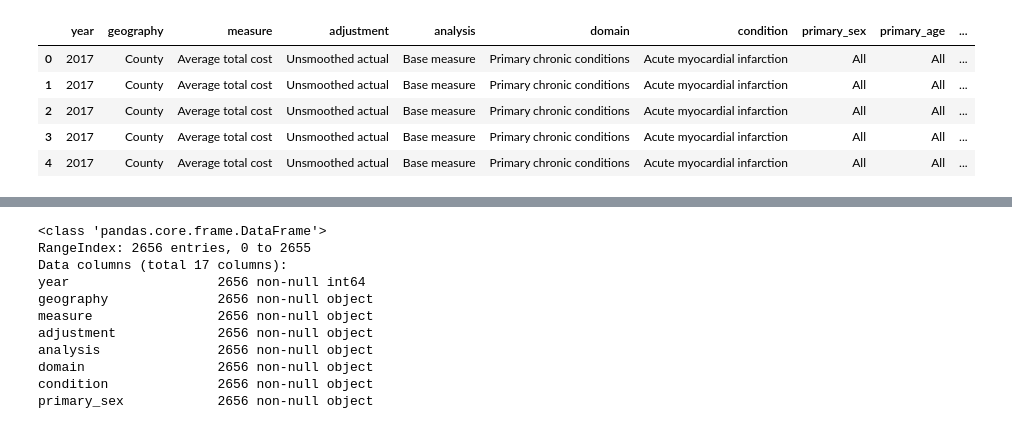
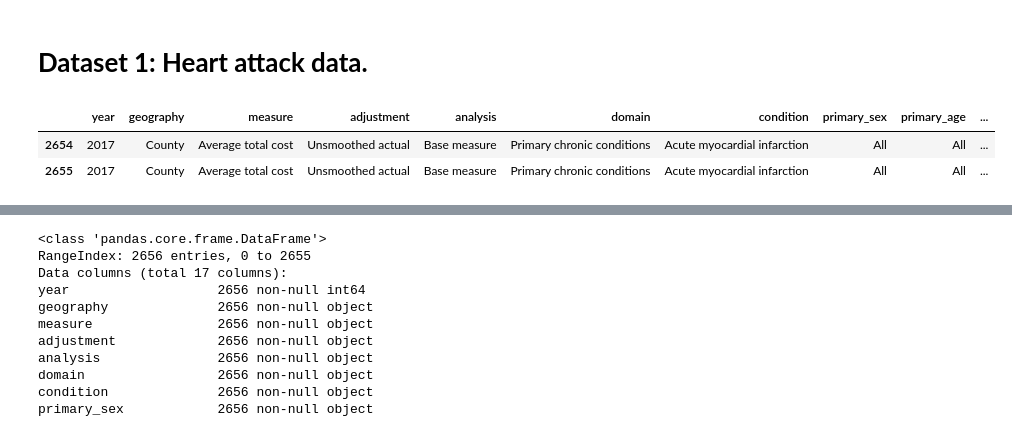
Before and after one commit to kiwi-dan/vanderbilt-data-essentials-cohort-2, a Jupyter notebook: data/weekone.ipynb, the cells around one changed output, grey strips where cells are left out. Cells and saved outputs as stored; diff of their text form; code cells hidden in the pictures.

```diff
--- a/data/weekone.ipynb
+++ b/data/weekone.ipynb
@@ -1,12 +1,12 @@
+# %% [markdown]
+# **Dataset 1: Heart attack data.**
 # %%
 import pandas as np
 ha_costs_df = np.read_csv("mmd_heart_attack_data.csv")
 # %%
-ha_costs_df.head()
+ha_costs_df.head(2)
+ha_costs_df.tail(2)
 # %% [output]
 |  | year | geography | measure | adjustment | analysis | domain | condition | primary_sex | primary_age | ... |
-| 0 | 2017 | County | Average total cost | Unsmoothed actual | Base measure | Primary chronic conditions | Acute myocardial infarction | All | All | ... |
-| 1 | 2017 | County | Average total cost | Unsmoothed actual | Base measure | Primary chronic conditions | Acute myocardial infarction | All | All | ... |
-| 2 | 2017 | County | Average total cost | Unsmoothed actual | Base measure | Primary chronic conditions | Acute myocardial infarction | All | All | ... |
-| 3 | 2017 | County | Average total cost | Unsmoothed actual | Base measure | Primary chronic conditions | Acute myocardial infarction | All | All | ... |
-| 4 | 2017 | County | Average total cost | Unsmoothed actual | Base measure | Primary chronic conditions | Acute myocardial infarction | All | All | ... |
+| 2654 | 2017 | County | Average total cost | Unsmoothed actual | Base measure | Primary chronic conditions | Acute myocardial infarction | All | All | ... |
+| 2655 | 2017 | County | Average total cost | Unsmoothed actual | Base measure | Primary chronic conditions | Acute myocardial infarction | All | All | ... |
```
Also changed, not shown: parts of 26 cells of this notebook.
